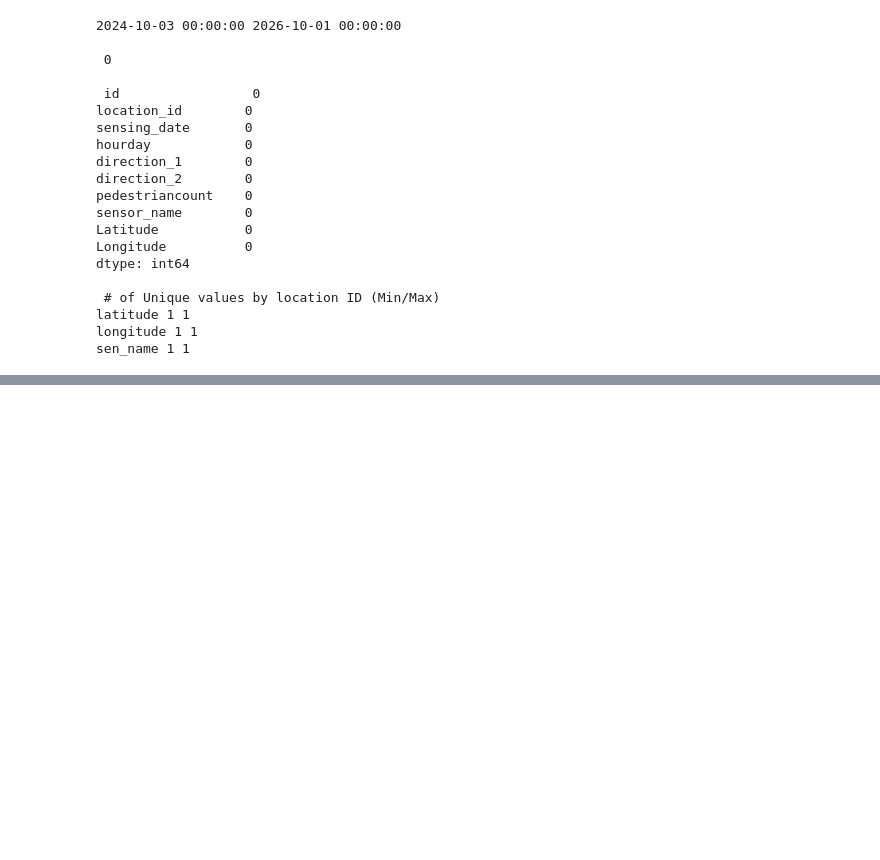
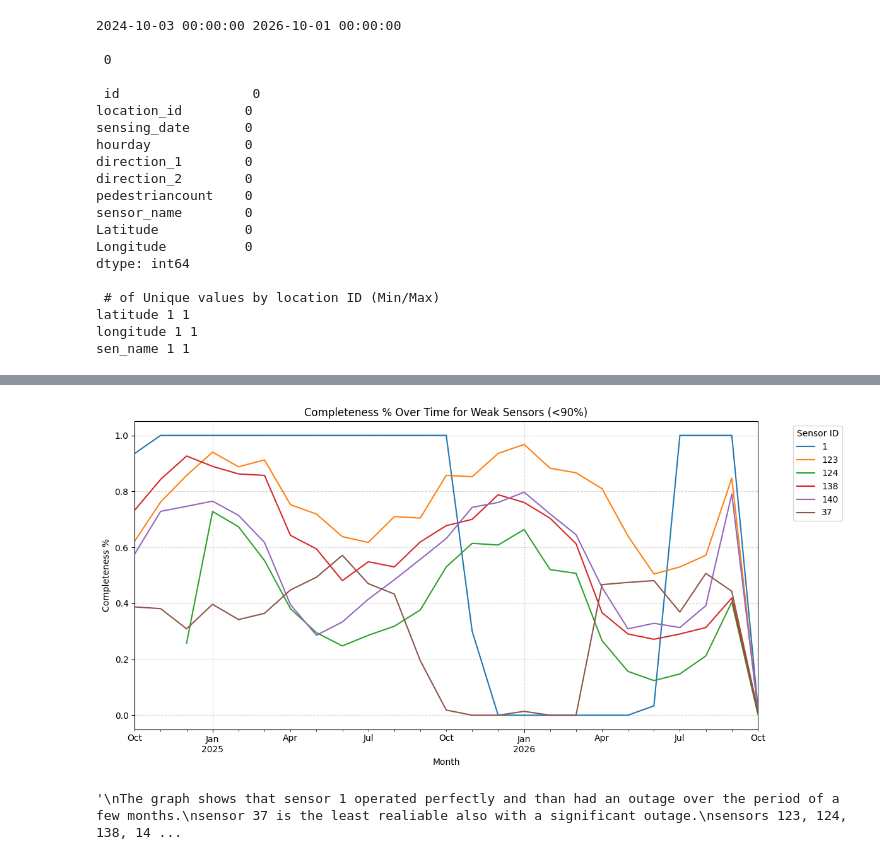
Before and after one commit to jptrainor4-glitch/Data-Analytics, a Jupyter notebook: Pedestrian_Data.ipynb, the cells around one changed output, grey strips where cells are left out. Drawn from its saved outputs; the diff is of its cells as text; code cells hidden in the pictures; blank space fills up the shorter version.

```diff
--- a/Pedestrian_Data.ipynb
+++ b/Pedestrian_Data.ipynb
@@ -93,3 +113,50 @@ this suggests that area had 0 people in the area and all 0 values were accuratel
+# %%
+#Comparing weak sensors against ideal output
+weak_sensors = df_grouped[df_grouped['completeness %'] < .9].sort_values('completeness %').reset_index()  #Identify all sensors that perform under 90%
+df['weak_sensor'] = df['location_id'].isin(weak_sensors['location_id'])         #Create new column flagging weak sensors
+
+df['month'] = df['sensing_date'].dt.to_period("M")                              #Set new column to indicate month of each row
+
+month_hour_count = df.groupby(['location_id', 'month'])['hourday'].count().unstack(fill_value=0)    #Find hours counted per sensor per month,
+    #unstack changes shape of table and fills missing values where sensors failed to report including before and after activation
+
+expected_month_hour_count = pd.DataFrame(                                       #New data frame illustrating how many hours should have been captured by sensor per month
+    month_hour_count.columns.map(lambda x: x.days_in_month * 7),
+    index = month_hour_count.columns)
+
+completeness_table = month_hour_count.div(expected_month_hour_count.T.squeeze(), axis=1)            #Finding completeness %, similar to above but table shape specific
+    #Due to .unstack filling in missing values, this completeness percentage takes into account missing values rather than skipping over them
+
+start_months = df_grouped['start_day'].dt.to_period("M")                        #Series of sensor start months
+finish_months = df_grouped['finish_day'].dt.to_period("M")                      #Series of sensor finish months
+
+months_active = pd.DataFrame({m: (start_months <= m) & (m <= finish_months) for m in completeness_table.columns})
+    #Dict comprehension creates a table of boolean values that are dictated by whether the month falls in a specific sensors lifespan (Start and finish date)
+
+completeness_table = completeness_table.where(months_active)                    #Replacing values that fall outside of sensors lifespan with NaN
+
+weak_location_ids = weak_sensors['location_id']                       # Filter completeness_table to only include weak sensors
+weak_completeness = completeness_table.loc[completeness_table.index.isin(weak_location_ids)]
+
+    # Plot weak sensors completeness over time
+plt.figure(figsize=(12, 6))
+weak_completeness.T.plot(ax=plt.gca())
+plt.title('Completeness % Over Time for Weak Sensors (<90%)')
+plt.xlabel('Month')
+plt.ylabel('Completeness %')
+plt.legend(title='Sensor ID', bbox_to_anchor=(1.05, 1), loc='upper left')
+plt.grid(True, linestyle='--', alpha=0.5)
+plt.tight_layout()
+plt.show()
+
+'''
+The graph shows that sensor 1 operated perfectly and than had an outage over the period of a few months.
+sensor 37 is the least realiable also with a significant outage.
+sensors 123, 124, 138, 140 have seasonal behaviour in terms of relialbity, this could be due to solar or electrical reasons.
+'''
+# %% [output]
+[figure, added]
+'\nThe graph shows that sensor 1 operated perfectly and than had an outage over the period of a few months.\nsensor 37 is the least realiable also with a significant outage.\nsensors 123, 124, 138, 14 ...
 # %%
 import matplotlib.pyplot as plt
 
```
Also changed, not shown: parts of 4 cells of this notebook.
